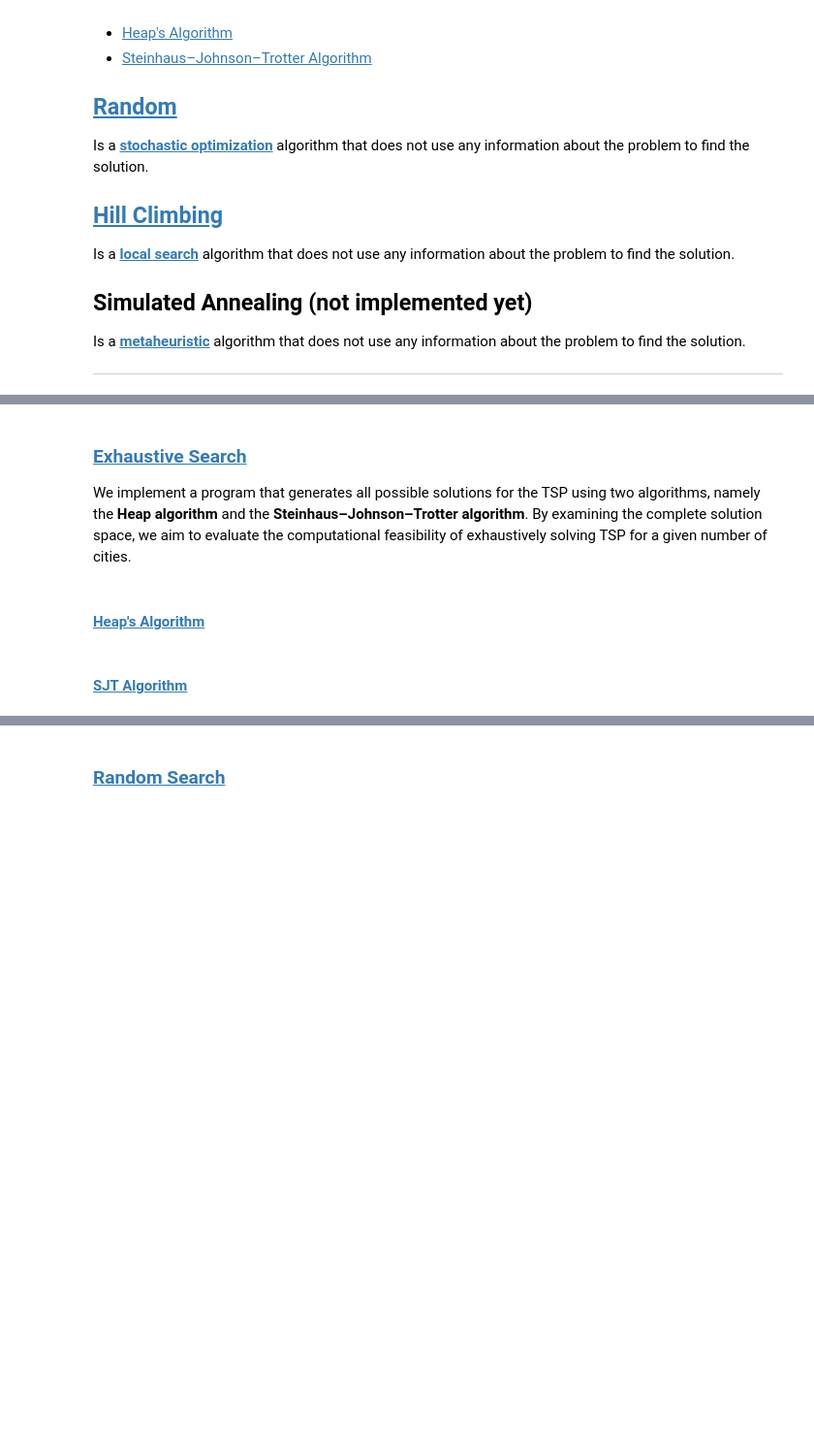
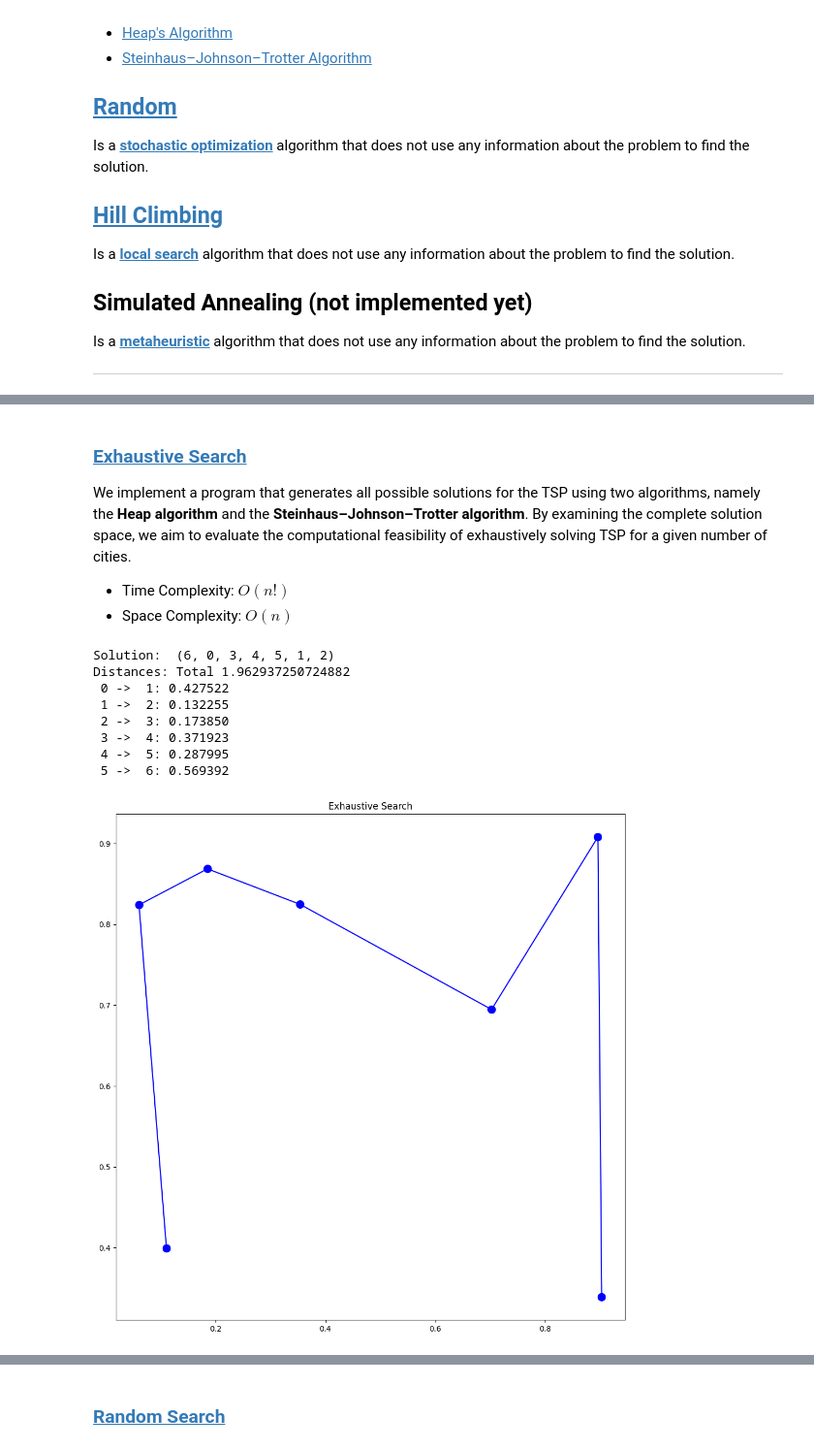
Before and after one commit to Yrrrrrf/artificial_intelligence, a Jupyter notebook: projects/tsp_genetic_algorithms/traveling_salesman_problem.ipynb, the cells around one changed output, grey strips where cells are left out. Shown: that part at 97% size. Drawn from its saved outputs; the diff is of its cells as text; code cells hidden in the pictures; blank space fills up the shorter version.

Commit message:
Add exhaustive algoritm

```diff
--- a/projects/tsp_genetic_algorithms/traveling_salesman_problem.ipynb
+++ b/projects/tsp_genetic_algorithms/traveling_salesman_problem.ipynb
@@ -50,5 +49,4 @@ MUTATION_RATE = 0.01  # mutation rate (0.01 = 1%)
 # %%
-# functions
 def generate_cities(cities: int) -> np.ndarray:
     """Generate cities with random x and y coordinates."""
     return np.random.rand(cities, 2)
@@ -57,8 +55,19 @@ def get_distance_between_cities(city1: np.ndarray, city2: np.ndarray) -> float:
     """Get distance between two cities."""
     return np.sqrt((city1[0] - city2[0]) ** 2 + (city1[1] - city2[1]) ** 2)
 
+def plot_solution(title: str, cities: np.ndarray, solution: np.ndarray) -> None:
+    """Plot solution."""
+    plt.figure(figsize=(12, 12))
+    [plt.plot([cities[solution[i]][0], cities[solution[i + 1]][0]], [cities[solution[i]][1], cities[solution[i + 1]][1]], c='blue') for i in range(CITIES - 1)]
+    plt.scatter(cities[:, 0], cities[:, 1], c='blue', s=100)
+    plt.title(title)
+    plt.show()
 
-
+def print_distances(cities: np.ndarray, solution: np.ndarray) -> None:
+    """Print distances between cities according to the order in the solution."""
+    print(f"Solution:  {solution}\nDistances: Total {np.sum([get_distance_between_cities(cities[solution[i]], cities[solution[i + 1]]) for i in range(CITIES - 1)])}")
+    for i in range(CITIES - 1):
+        print(f"{i:2} -> {i+1:2}: {get_distance_between_cities(cities[solution[i]], cities[solution[i + 1]]):4f}")
 
 
 def calculate_fitness(cities: np.ndarray, population: np.ndarray) -> np.ndarray:
@@ -86,20 +95,6 @@ def generate_offspring(population: np.ndarray, fitness: np.ndarray) -> np.ndarra
     offspring = mutate(offspring)
     return offspring
 
-def generate_new_population(population: np.ndarray, fitness: np.ndarray) -> np.ndarray:
-    """Generate new population from population."""
-    new_population = np.empty((POPULATION_SIZE, CITIES), dtype=int)
-    for i in range(POPULATION_SIZE):
-        new_population[i] = generate_offspring(population, fitness)
-    return new_population
-
-def plot_best_solution(cities: np.ndarray, population: np.ndarray) -> None:
-    """Plot best solution."""
-    plt.figure(figsize=(10, 10))
-    plt.scatter(cities[:, 0], cities[:, 1], c='red', s=100)
-    plt.plot(cities[population[0], 0], cities[population[0], 1], c='blue')
-    plt.show()
-
 def plot_fitness(fitness: np.ndarray) -> None:
     """Plot fitness."""
     plt.figure(figsize=(10, 10))
@@ -132,7 +125,32 @@ plt.show()
 ### [Exhaustive Search](https://en.wikipedia.org/wiki/Exhaustive_search)
 
 We implement a program that generates all possible solutions for the TSP using two algorithms, namely the **Heap algorithm** and the **Steinhaus–Johnson–Trotter algorithm**. By examining the complete solution space, we aim to evaluate the computational feasibility of exhaustively solving TSP for a given number of cities.
+
+- Time Complexity: $O(n!)$
+- Space Complexity: $O(n)$
-# %% [markdown]
-#### [Heap's Algorithm](https://en.wikipedia.org/wiki/Heap%27s_algorithm)
-# %% [markdown]
-#### [SJT Algorithm](https://en.wikipedia.org/wiki/Steinhaus%E2%80%93Johnson%E2%80%93Trotter_algorithm)
+# %%
+def exhaustive_search(cities: np.ndarray) -> np.ndarray:
+    """Exhaustive search algorithm."""
+    best_solution = np.arange(CITIES)
+    best_fitness = np.sum([get_distance_between_cities(cities[best_solution[i]], cities[best_solution[i + 1]]) for i in range(CITIES - 1)])
+    for solution in itertools.permutations(np.arange(CITIES)):
+        fitness = np.sum([get_distance_between_cities(cities[solution[i]], cities[solution[i + 1]]) for i in range(CITIES - 1)])
+        if fitness < best_fitness:
+            best_fitness = fitness
+            best_solution = solution
+    return best_solution
+# %%
+exhaustive_solution = exhaustive_search(cities)
+
+print_distances(cities, exhaustive_solution)
+plot_solution("Exhaustive Search", cities, exhaustive_solution)
+# %% [output]
+Solution:  (6, 0, 3, 4, 5, 1, 2)
+Distances: Total 1.962937250724882
+ 0 ->  1: 0.427522
+ 1 ->  2: 0.132255
+ 2 ->  3: 0.173850
+ 3 ->  4: 0.371923
+ 4 ->  5: 0.287995
+ 5 ->  6: 0.569392
+[figure, added]
```
Also changed, not shown: parts of 10 cells of this notebook, 3 other files.
